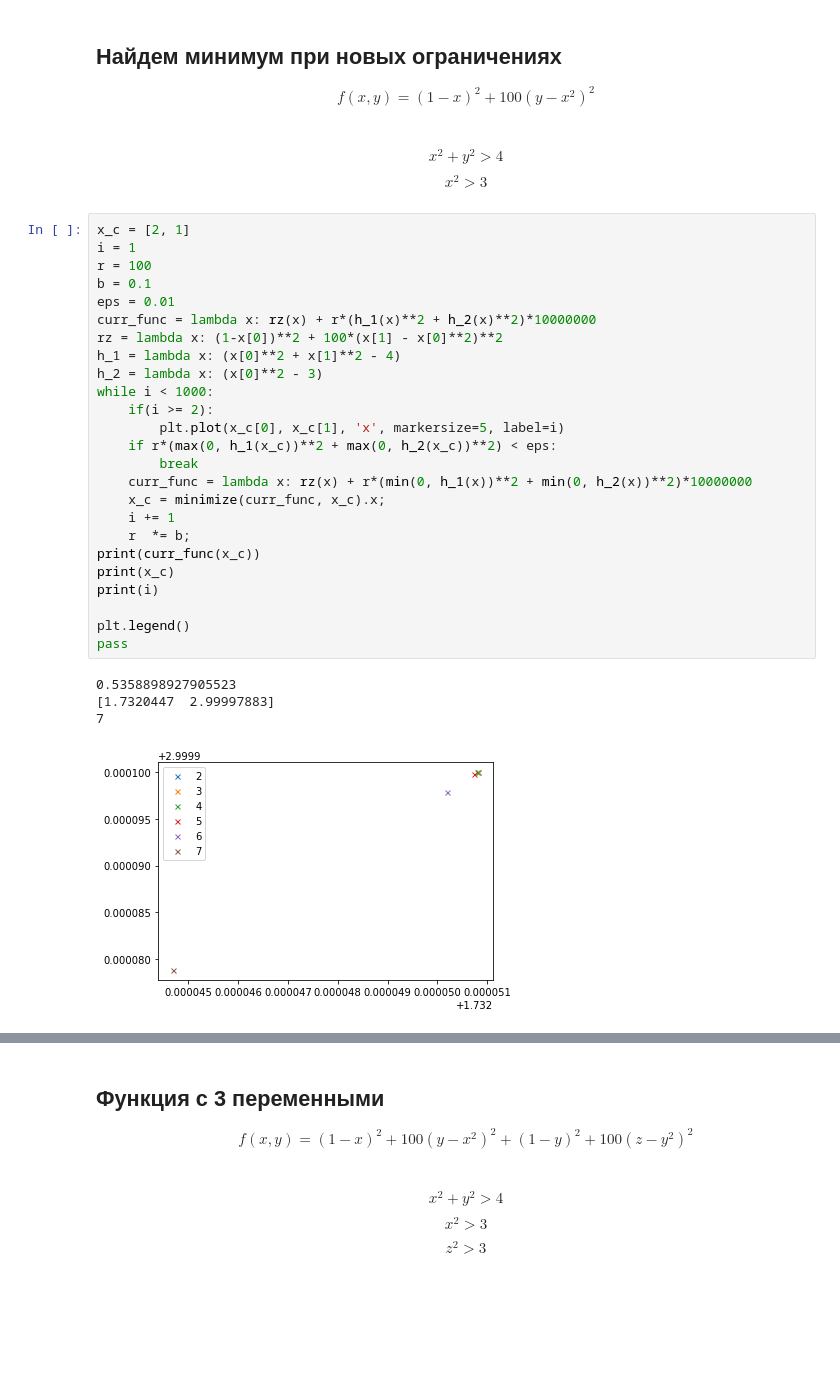
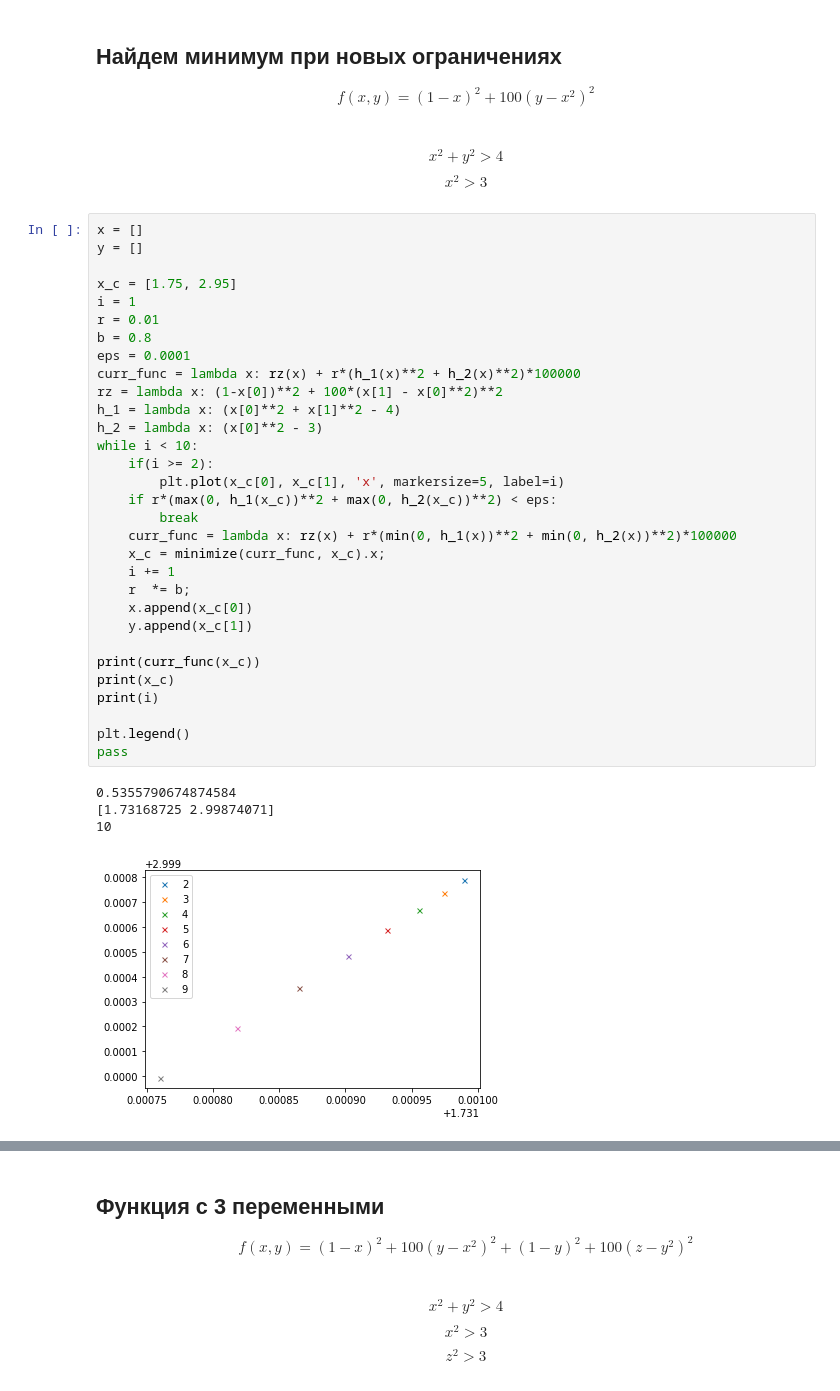
Before and after one commit to UvarkinIlya/ML, a Jupyter notebook: 20.ipynb, the cells around one changed output, grey strips where cells are left out. Saved outputs shown, nothing was run; the diff lists cells and outputs as text; blank space fills up the shorter version.

```diff
--- a/20.ipynb
+++ b/20.ipynb
@@ -158,32 +264,38 @@ minimize(rz, x0, constraints=cons)
     $$ x^2 > 3 $$
 </ul>
 # %%
-x_c = [2, 1]
+x = []
+y = []
+
+x_c = [1.75, 2.95]
 i = 1
-r = 100
-b = 0.1
-eps = 0.01
-curr_func = lambda x: rz(x) + r*(h_1(x)**2 + h_2(x)**2)*10000000
+r = 0.01
+b = 0.8
+eps = 0.0001
+curr_func = lambda x: rz(x) + r*(h_1(x)**2 + h_2(x)**2)*100000
 rz = lambda x: (1-x[0])**2 + 100*(x[1] - x[0]**2)**2
 h_1 = lambda x: (x[0]**2 + x[1]**2 - 4)
 h_2 = lambda x: (x[0]**2 - 3)
-while i < 1000:
+while i < 10:
     if(i >= 2):
         plt.plot(x_c[0], x_c[1], 'x', markersize=5, label=i)
     if r*(max(0, h_1(x_c))**2 + max(0, h_2(x_c))**2) < eps:
         break
-    curr_func = lambda x: rz(x) + r*(min(0, h_1(x))**2 + min(0, h_2(x))**2)*10000000
+    curr_func = lambda x: rz(x) + r*(min(0, h_1(x))**2 + min(0, h_2(x))**2)*100000
     x_c = minimize(curr_func, x_c).x;
     i += 1
     r  *= b;
+    x.append(x_c[0])
+    y.append(x_c[1])
+
 print(curr_func(x_c))
 print(x_c)
 print(i)
 
 plt.legend()
 pass
 # %% [output]
-0.5358898927905523
-[1.7320447  2.99997883]
-7
+0.5355790674874584
+[1.73168725 2.99874071]
+10
-[figure, old version]
+[figure, new version]
```
Also changed, not shown: parts of 16 cells of this notebook.
